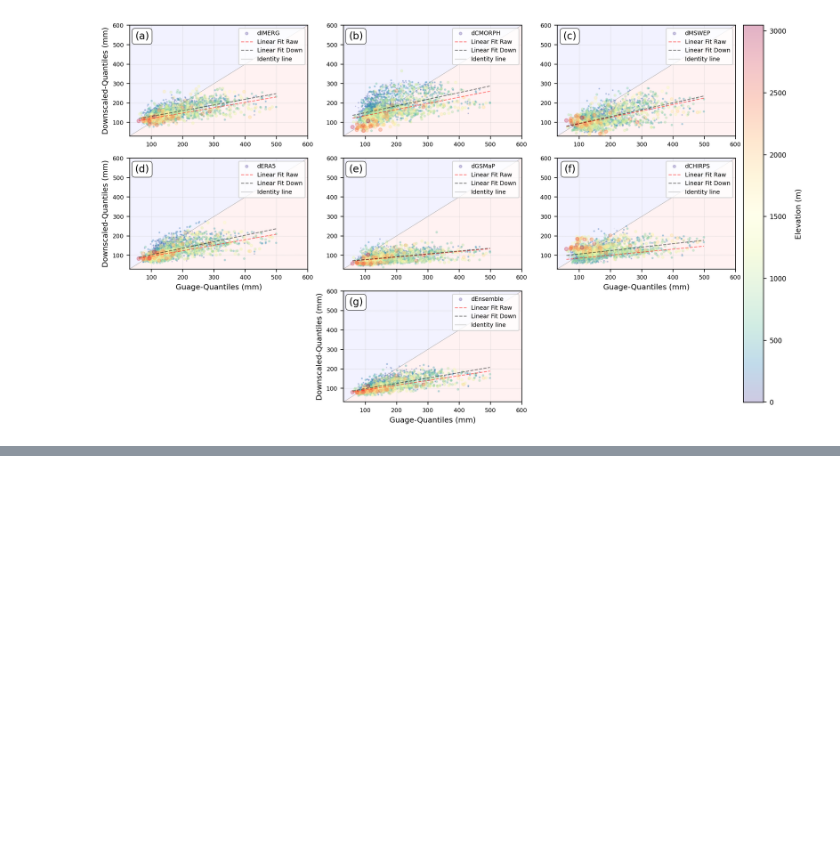
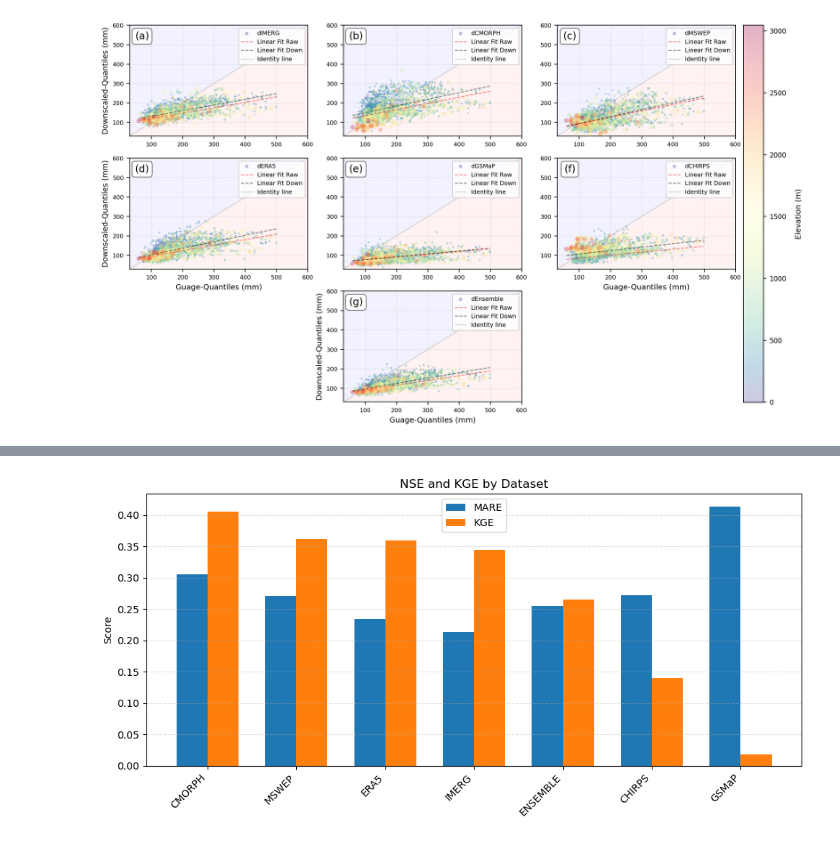
Before and after one commit to TeamExtremes/MEVD-downscaling, a Jupyter notebook: jupyter/Relative_Error/III_OBS_RSR_all.ipynb, the cells around one changed output, grey strips where cells are left out. Cells and saved outputs as stored; diff of their text form; code cells hidden in the pictures; blank space fills up the shorter version.

```diff
--- a/jupyter/Relative_Error/III_OBS_RSR_all.ipynb
+++ b/jupyter/Relative_Error/III_OBS_RSR_all.ipynb
@@ -637,3 +658,5 @@ plt.savefig(dir_out,transparent = False,bbox_inches ='tight',pad_inches = 0.1, f
 # %% [output]
 Export as: ../../figures/RE/downscaled/Products_DOWN_RE_scatter.png
 [figure]
+# %%
+RSR_RAW_compare, RSR_DOWN_compare = ART_stat.Statistics_RAW_DOWN(IMERG, CMORPH, MSWEP, ERA5, GSMaP, CHIRPS, ENSEMBLE)
@@ -639,0 +685,36 @@ Export as: ../../figures/RE/downscaled/Products_DOWN_RE_scatter.png
+# %%
+def plot_nse_kge(df):
+    """
+    df debe tener columnas:
+    - Dataset
+    - NSE
+    - KGE
+    """
+
+    datasets = df["Dataset"].values
+    mare = df["MARE"].values
+    kge = df["KGE"].values
+    rmse = df["RMSE"].values
+
+    x = np.arange(len(datasets))  # posiciones en eje x
+    width = 0.35  # ancho de barra
+
+    plt.figure(figsize=(10, 5))
+
+    plt.bar(x - width/2, mare, width, label="MARE")
+    plt.bar(x + width/2, kge, width, label="KGE")
+
+    plt.xticks(x, datasets, rotation=45, ha="right")
+    plt.ylabel("Score")
+    plt.title("NSE and KGE by Dataset")
+    plt.legend()
+    plt.grid(axis="y", linestyle="--", alpha=0.4)
+
+    plt.tight_layout()
+    plt.show()
+# %%
+df = RSR_DOWN_compare.sort_values("KGE", ascending=False)
+# %%
+plot_nse_kge(df)
+# %% [output]
+[figure, added]
```
Also changed, not shown: parts of 9 cells of this notebook, 13 other files.
